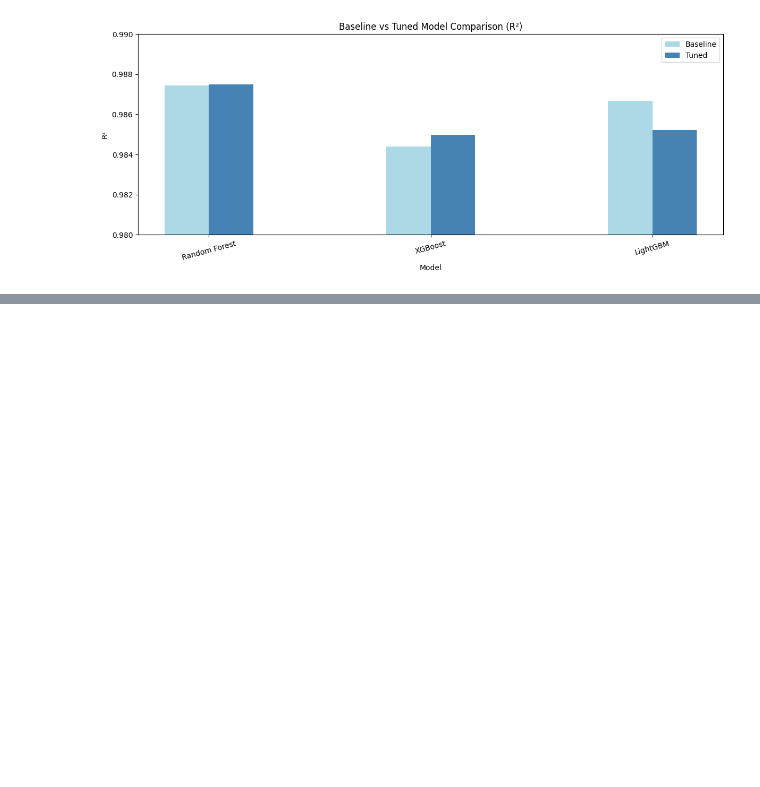
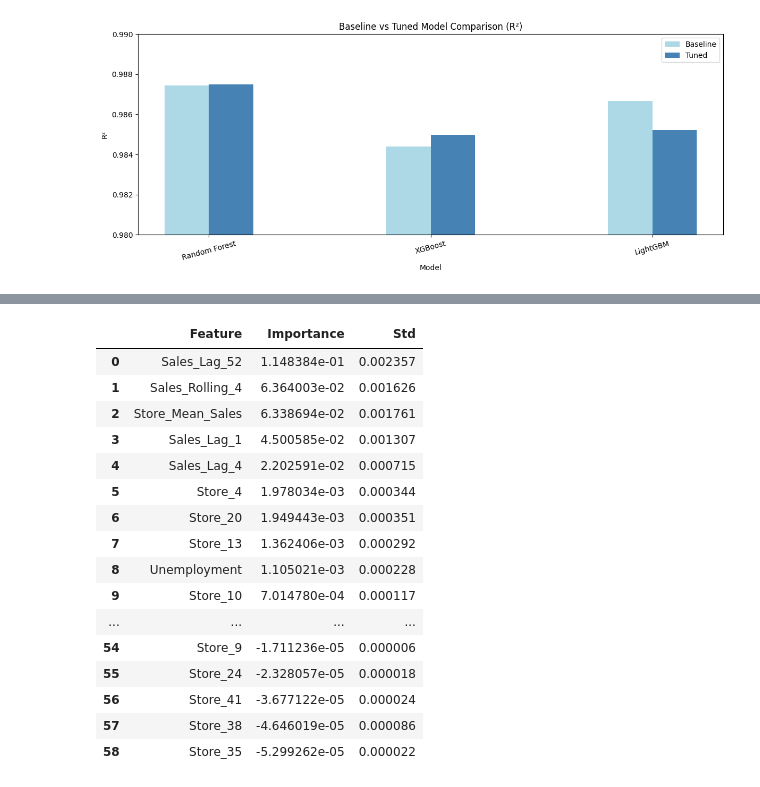
Before and after one commit to BenRyan-8/MarketingAnalytics_CA, a Jupyter notebook: marketinganalyticsCA.ipynb, the cells around one changed output, grey strips where cells are left out. Saved outputs shown, nothing was run; the diff lists cells and outputs as text; code cells hidden in the pictures; blank space fills up the shorter version.

```diff
--- a/marketinganalyticsCA.ipynb
+++ b/marketinganalyticsCA.ipynb
@@ -1376,0 +1386,35 @@ plt.show()
+# %%
+from sklearn.inspection import permutation_importance
+
+perm_imp = permutation_importance(
+    best_rf, X_test, y_test,
+    n_repeats=10,
+    random_state=42,
+    n_jobs=-1
+)
+
+perm_imp_df = pd.DataFrame({
+    'Feature': X_test.columns,
+    'Importance': perm_imp.importances_mean,
+    'Std': perm_imp.importances_std
+}).sort_values('Importance', ascending=False).reset_index(drop=True)
+
+perm_imp_df
+# %% [output]
+|  | Feature | Importance | Std |
+| 0 | Sales_Lag_52 | 1.148384e-01 | 0.002357 |
+| 1 | Sales_Rolling_4 | 6.364003e-02 | 0.001626 |
+| 2 | Store_Mean_Sales | 6.338694e-02 | 0.001761 |
+| 3 | Sales_Lag_1 | 4.500585e-02 | 0.001307 |
+| 4 | Sales_Lag_4 | 2.202591e-02 | 0.000715 |
+| 5 | Store_4 | 1.978034e-03 | 0.000344 |
+| 6 | Store_20 | 1.949443e-03 | 0.000351 |
+| 7 | Store_13 | 1.362406e-03 | 0.000292 |
+| 8 | Unemployment | 1.105021e-03 | 0.000228 |
+| 9 | Store_10 | 7.014780e-04 | 0.000117 |
+| ... | ... | ... | ... |
+| 54 | Store_9 | -1.711236e-05 | 0.000006 |
+| 55 | Store_24 | -2.328057e-05 | 0.000018 |
+| 56 | Store_41 | -3.677122e-05 | 0.000024 |
+| 57 | Store_38 | -4.646019e-05 | 0.000086 |
+| 58 | Store_35 | -5.299262e-05 | 0.000022 |
```
Also changed, not shown: parts of 100 cells of this notebook.
